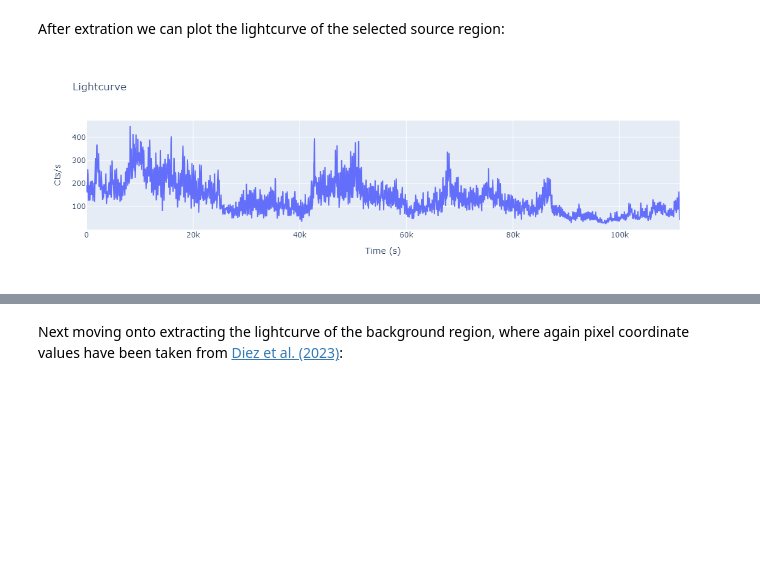
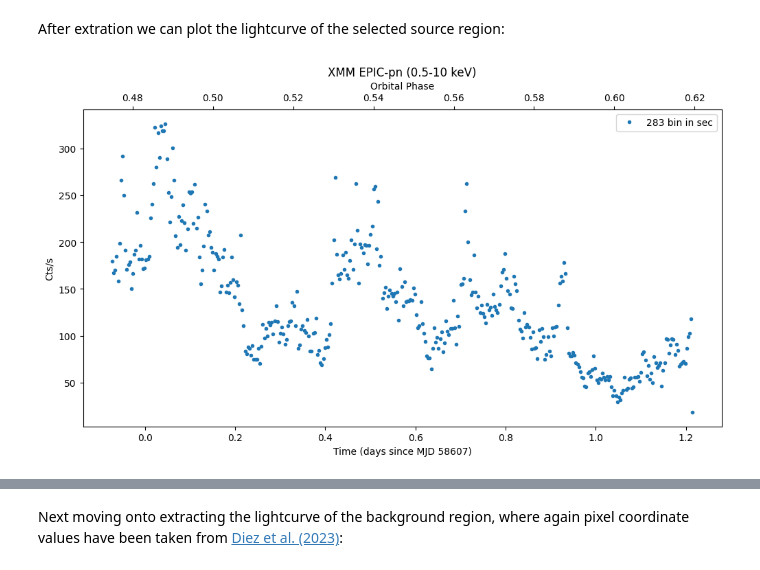
Before and after one commit to eggulbahar/XMM-SAS-Datalabs-Paper, a Jupyter notebook: ExampleProject2.ipynb, the cells around one changed output, grey strips where cells are left out. Cells and saved outputs as stored; diff of their text form; code cells hidden in the pictures; blank space fills up the shorter version.

```diff
--- a/ExampleProject2.ipynb
+++ b/ExampleProject2.ipynb
@@ -514,15 +524,6 @@ inargs
 w(cmd, inargs).run()
 # %% [markdown]
 After extration we can plot the lightcurve of the selected source region:
-# %%
-# Inspect light curve
-name= ["XMM EPIC-pn (0.5-10 keV)"]
-file_paths = [wdir+'/PN_source_lightcurve_raw_bin50sec.lc']
-
-# Call the function to plot light curves
-plotLC(file_paths, name, threshold= None, bin_size=None)
-# %% [output]
-[figure, removed]
 # %%
 import matplotlib.pyplot as plt
 import numpy as np
@@ -606,5 +613,13 @@ def plotLCmatplotlib2(fileNames, names, T0, P_orb, threshold=None, mjd_ref=58607
     plt.legend()
     plt.show()
+# %%
+T0 = 52974.001 * 86400  # Reference time in seconds (convert from MJD)
+P_orb = 8.9 * 86400  # Orbital period in seconds (e.g., 1 days)
+name= ["283 bin in sec"]
+file_paths = [wdir+'/PN_source_lightcurve_raw_bin283sec.lc']
+plotLCmatplotlib2(file_paths, name, T0, P_orb, threshold=None, mjd_ref=58607)
+# %% [output]
+[figure, added]
 # %%
 T0 = 52974.001 * 86400  # Reference time in seconds (convert from MJD)
 P_orb = 8.9 * 86400  # Orbital period in seconds (e.g., 1 days)
```
Also changed, not shown: parts of 18 cells of this notebook, 1 other file.
